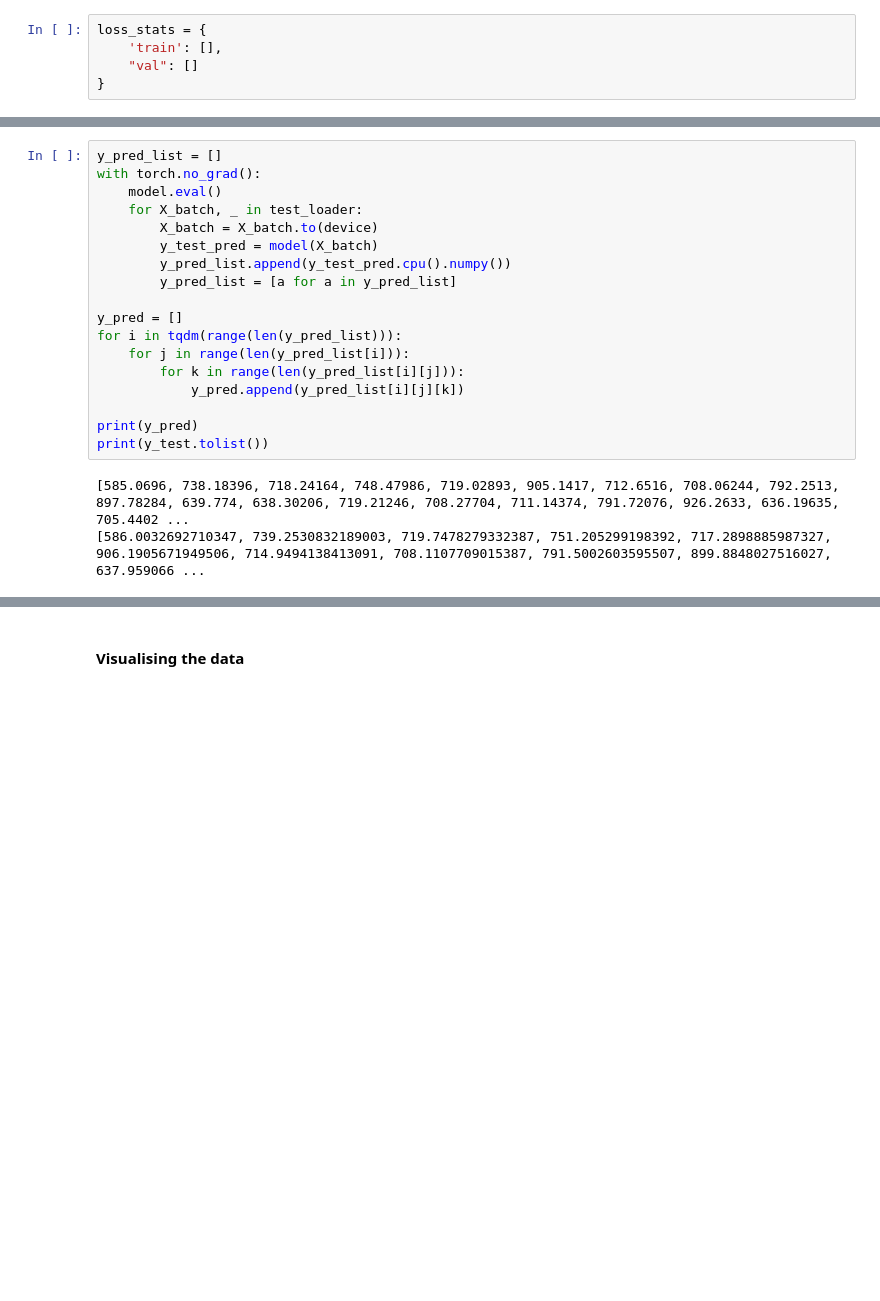
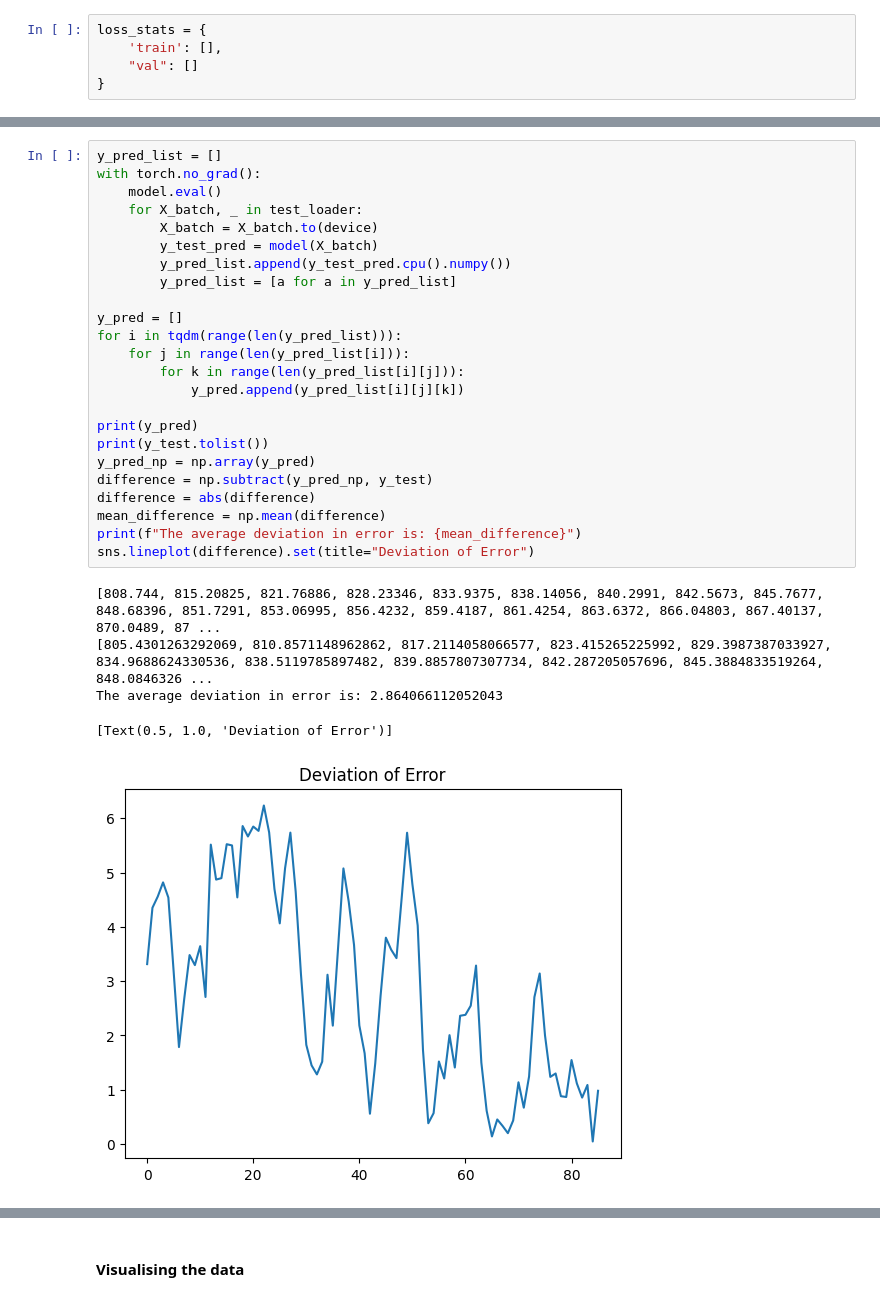
Before and after one commit to viraj-s15/stock-trend-analysis, a Jupyter notebook: docs/neural_network/icici_preds.ipynb, the cells around one changed output, grey strips where cells are left out. Cells and saved outputs as stored; diff of their text form; blank space fills up the shorter version.

```diff
--- a/docs/neural_network/icici_preds.ipynb
+++ b/docs/neural_network/icici_preds.ipynb
@@ -297,24 +302,33 @@ Text(0.5, 1.0, 'Train-Val Loss/Epoch')
 # %%
 y_pred_list = []
 with torch.no_grad():
     model.eval()
     for X_batch, _ in test_loader:
         X_batch = X_batch.to(device)
         y_test_pred = model(X_batch)
         y_pred_list.append(y_test_pred.cpu().numpy())
         y_pred_list = [a for a in y_pred_list]
 
 y_pred = []
 for i in tqdm(range(len(y_pred_list))):
     for j in range(len(y_pred_list[i])):
         for k in range(len(y_pred_list[i][j])):
             y_pred.append(y_pred_list[i][j][k])
 
 print(y_pred)
 print(y_test.tolist())
+y_pred_np = np.array(y_pred)
+difference = np.subtract(y_pred_np, y_test)
+difference = abs(difference)
+mean_difference = np.mean(difference)
+print(f"The average deviation in error is: {mean_difference}")
+sns.lineplot(difference).set(title="Deviation of Error")
 # %% [output]
-[585.0696, 738.18396, 718.24164, 748.47986, 719.02893, 905.1417, 712.6516, 708.06244, 792.2513, 897.78284, 639.774, 638.30206, 719.21246, 708.27704, 711.14374, 791.72076, 926.2633, 636.19635, 705.4402 ...
-[586.0032692710347, 739.2530832189003, 719.7478279332387, 751.205299198392, 717.2898885987327, 906.1905671949506, 714.9494138413091, 708.1107709015387, 791.5002603595507, 899.8848027516027, 637.959066 ...
+[808.744, 815.20825, 821.76886, 828.23346, 833.9375, 838.14056, 840.2991, 842.5673, 845.7677, 848.68396, 851.7291, 853.06995, 856.4232, 859.4187, 861.4254, 863.6372, 866.04803, 867.40137, 870.0489, 87 ...
+[805.4301263292069, 810.8571148962862, 817.2114058066577, 823.415265225992, 829.3987387033927, 834.9688624330536, 838.5119785897482, 839.8857807307734, 842.287205057696, 845.3884833519264, 848.0846326 ...
+The average deviation in error is: 2.864066112052043
+[Text(0.5, 1.0, 'Deviation of Error')]
+[figure, added]
 # %%
 mse = mean_squared_error(y_test, y_pred)
 r_square = r2_score(y_test, y_pred)
```
Also changed, not shown: parts of 8 cells of this notebook, 7 other files.
